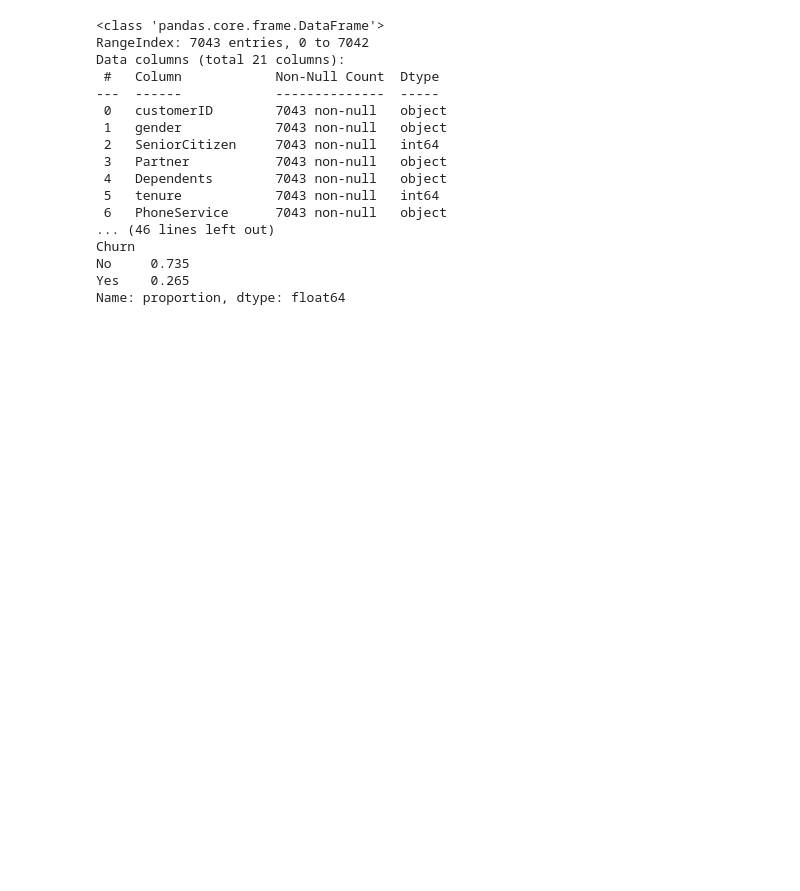
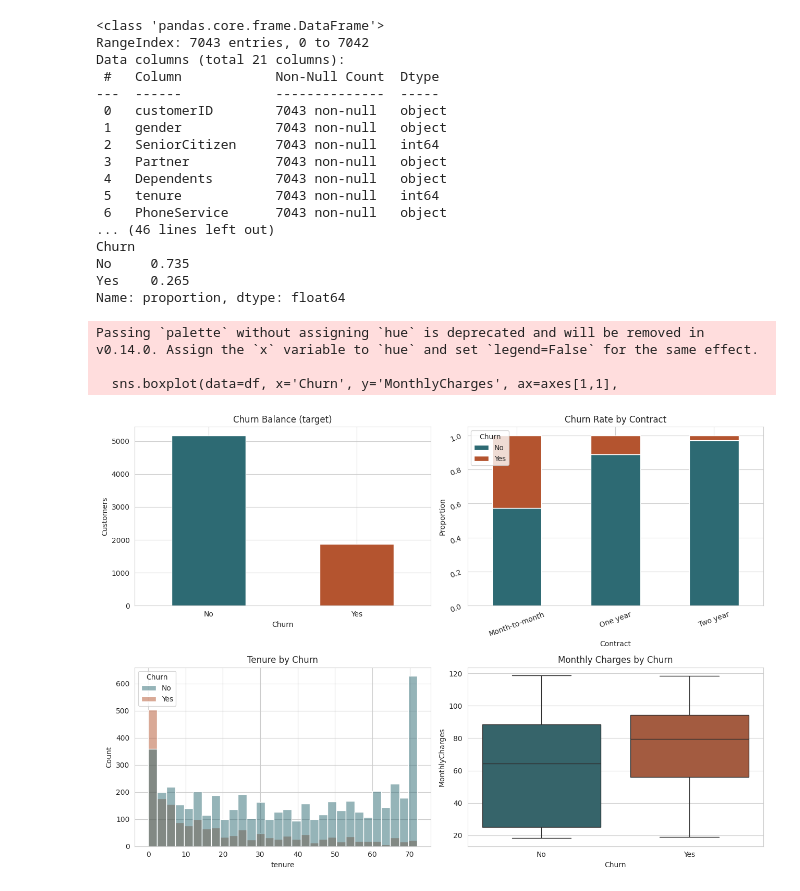
Before and after one commit to iam-ansuman/Datheon_Machine_Learning_-_Data_Science_Internship, a Jupyter notebook: Task-3-Customer-Churn-Prediction/churn_prediction.ipynb, the cells around one changed output. Drawn from its saved outputs; the diff is of its cells as text; code cells hidden in the pictures; blank space fills up the shorter version.

Commit message:
visual for the EDA

```diff
--- a/Task-3-Customer-Churn-Prediction/churn_prediction.ipynb
+++ b/Task-3-Customer-Churn-Prediction/churn_prediction.ipynb
@@ -45,3 +45,35 @@ Churn
 No     0.735
 Yes    0.265
 Name: proportion, dtype: float64
+# %%
+# Cell 3 — Visual EDA
+fig, axes = plt.subplots(2, 2, figsize=(13, 9))
+
+# 1. Overall churn balance
+df['Churn'].value_counts().plot(kind='bar', ax=axes[0,0], color=['#2d6a73','#b4542f'])
+axes[0,0].set_title('Churn Balance (target)')
+axes[0,0].set_ylabel('Customers'); axes[0,0].tick_params(rotation=0)
+
+# 2. Churn by contract type
+pd.crosstab(df['Contract'], df['Churn'], normalize='index').plot(
+    kind='bar', stacked=True, ax=axes[0,1], color=['#2d6a73','#b4542f'])
+axes[0,1].set_title('Churn Rate by Contract'); axes[0,1].tick_params(rotation=20)
+axes[0,1].set_ylabel('Proportion')
+
+# 3. Tenure distribution by churn
+sns.histplot(data=df, x='tenure', hue='Churn', bins=30, ax=axes[1,0],
+             palette=['#2d6a73','#b4542f'])
+axes[1,0].set_title('Tenure by Churn')
+
+# 4. Monthly charges by churn
+sns.boxplot(data=df, x='Churn', y='MonthlyCharges', ax=axes[1,1],
+            palette=['#2d6a73','#b4542f'])
+axes[1,1].set_title('Monthly Charges by Churn')
+
+plt.tight_layout()
+plt.show()
+# %% [output]
+Passing `palette` without assigning `hue` is deprecated and will be removed in v0.14.0. Assign the `x` variable to `hue` and set `legend=False` for the same effect.
+
+  sns.boxplot(data=df, x='Churn', y='MonthlyCharges', ax=axes[1,1],
+[figure, added]
```
